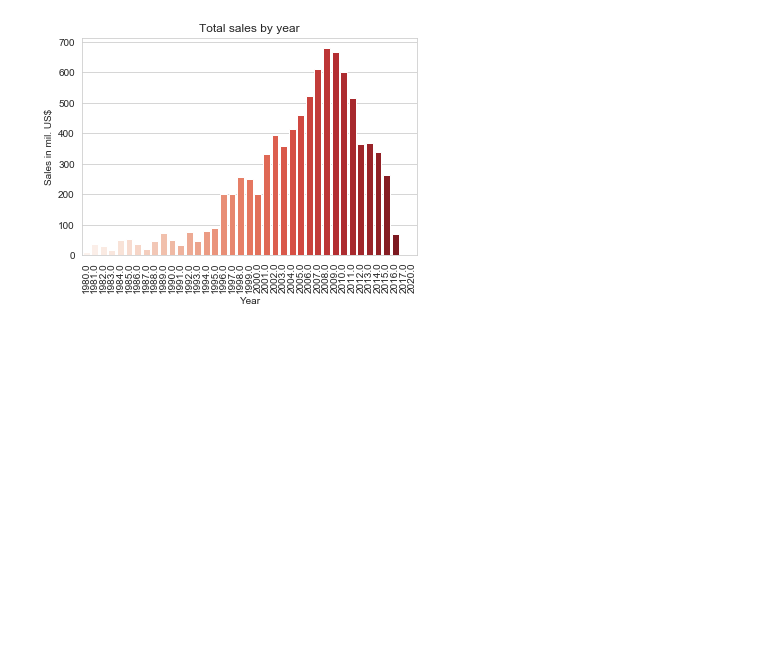
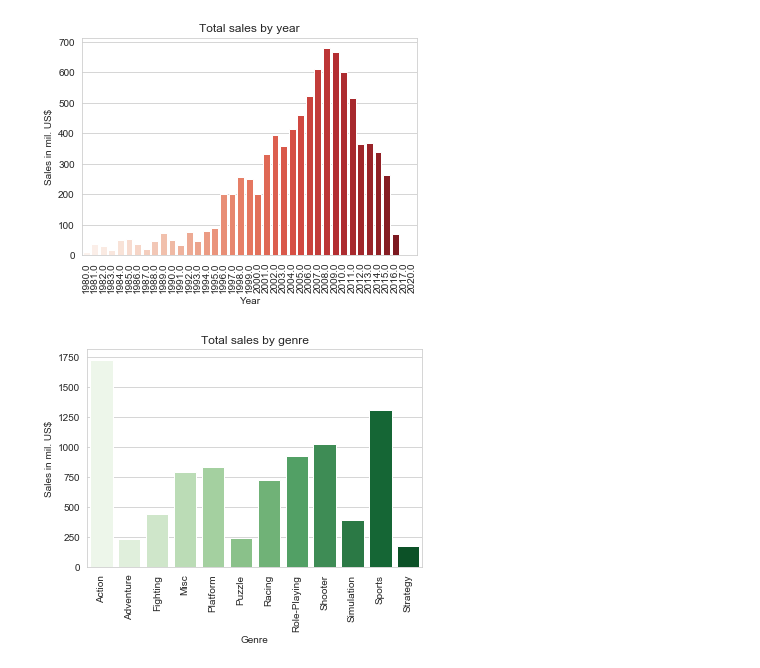
Before and after one commit to hosadman/video-game-sales-data-analysis, a Jupyter notebook: analysis.ipynb, the cells around one changed output. Cells and saved outputs as stored; diff of their text form; code cells hidden in the pictures; blank space fills up the shorter version.

```diff
--- a/analysis.ipynb
+++ b/analysis.ipynb
@@ -103,3 +103,15 @@ yrlg.set_xticklabels(yrlg.get_xticklabels(), rotation=90)
 plt.show()
 # %% [output]
 [figure]
+# %%
+sns.set_style('whitegrid')
+
+gnr = df.groupby('Genre')['Global_Sales'].sum()
+gnrg = sns.barplot(x=gnr.index, y=gnr, palette="Greens")
+plt.ylabel('Sales in mil. US$')
+plt.title('Total sales by genre')
+gnrg.set_xticklabels(gnrg.get_xticklabels(), rotation=90)
+
+plt.show()
+# %% [output]
+[figure, added]
```
Also changed, not shown: parts of 6 cells of this notebook.
